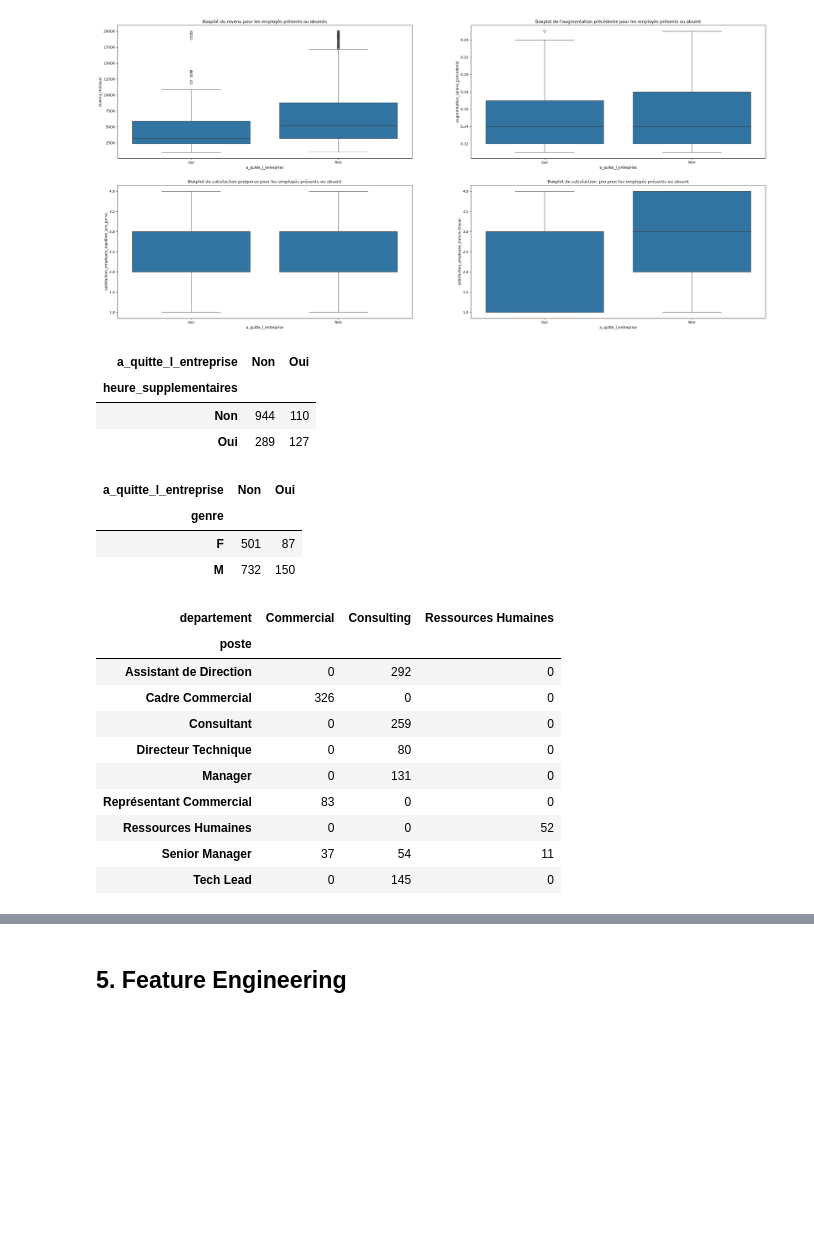
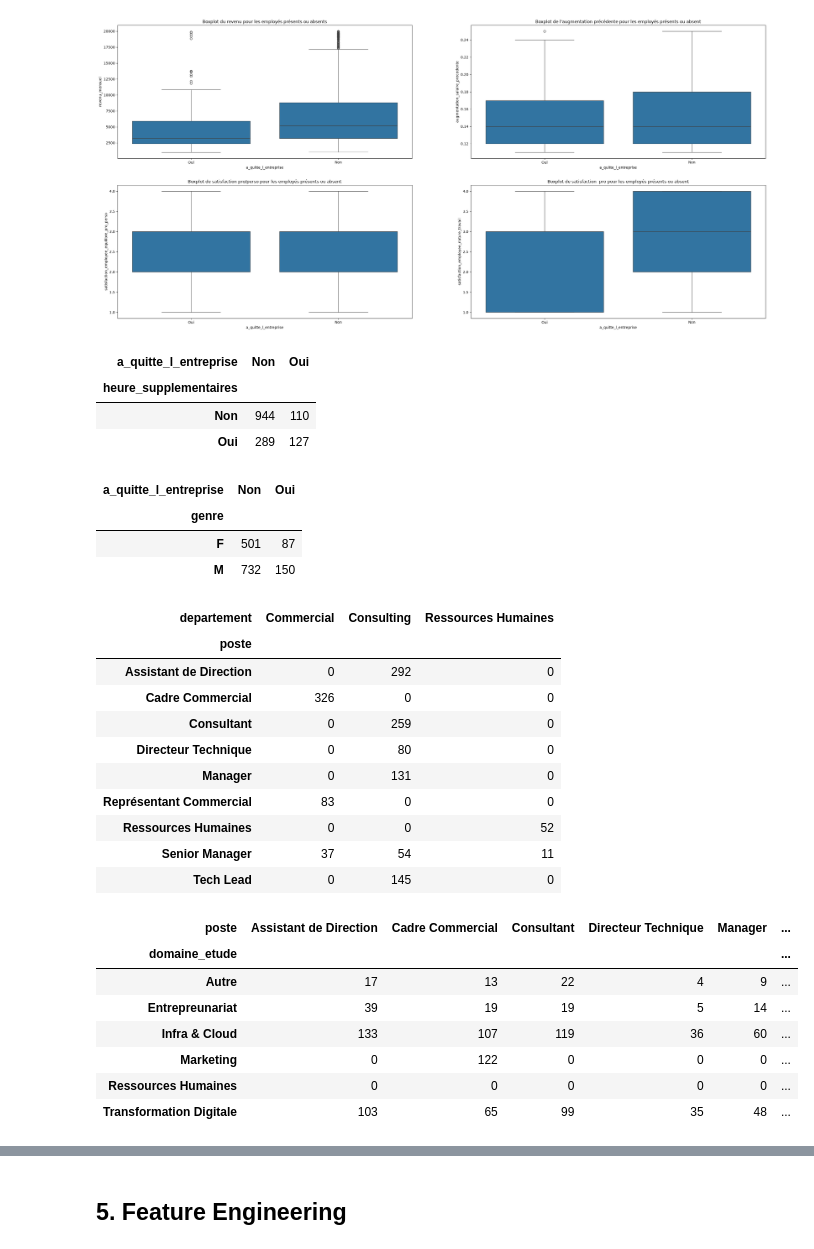
Before and after one commit to alxvnt/Projet4_AI, a Jupyter notebook: notebooks/Analyse_exploratoire.ipynb, the cells around one changed output, grey strips where cells are left out. Saved outputs shown, nothing was run; the diff lists cells and outputs as text; code cells hidden in the pictures; blank space fills up the shorter version.

```diff
--- a/notebooks/Analyse_exploratoire.ipynb
+++ b/notebooks/Analyse_exploratoire.ipynb
@@ -331,30 +325,41 @@ Text(0.5, 1.0, 'Boxplot de satisfaction  pro pour les employés présents ou abs
 # %%
 ct_heures_supplémentaires = pd.crosstab(df["heure_supplementaires"], df["a_quitte_l_entreprise"])
 display(ct_heures_supplémentaires)
 
 ct_genre = pd.crosstab(df["genre"], df["a_quitte_l_entreprise"])
 display(ct_genre)
 
 ct_departement_poste = pd.crosstab(df["poste"], df["departement"])
 display(ct_departement_poste)
+
+ct_poste_etude = pd.crosstab(df["domaine_etude"], df["poste"])
+display(ct_poste_etude)
 # %% [output]
 | a_quitte_l_entreprise | Non | Oui |
 | heure_supplementaires |  |  |
 | Non | 944 | 110 |
 | Oui | 289 | 127 |
 | a_quitte_l_entreprise | Non | Oui |
 | genre |  |  |
 | F | 501 | 87 |
 | M | 732 | 150 |
 | departement | Commercial | Consulting | Ressources Humaines |
 | poste |  |  |  |
 | Assistant de Direction | 0 | 292 | 0 |
 | Cadre Commercial | 326 | 0 | 0 |
 | Consultant | 0 | 259 | 0 |
 | Directeur Technique | 0 | 80 | 0 |
 | Manager | 0 | 131 | 0 |
 | Représentant Commercial | 83 | 0 | 0 |
 | Ressources Humaines | 0 | 0 | 52 |
 | Senior Manager | 37 | 54 | 11 |
 | Tech Lead | 0 | 145 | 0 |
+| poste | Assistant de Direction | Cadre Commercial | Consultant | Directeur Technique | Manager | ... |
+| domaine_etude |  |  |  |  |  | ... |
+| Autre | 17 | 13 | 22 | 4 | 9 | ... |
+| Entrepreunariat | 39 | 19 | 19 | 5 | 14 | ... |
+| Infra & Cloud | 133 | 107 | 119 | 36 | 60 | ... |
+| Marketing | 0 | 122 | 0 | 0 | 0 | ... |
+| Ressources Humaines | 0 | 0 | 0 | 0 | 0 | ... |
+| Transformation Digitale | 103 | 65 | 99 | 35 | 48 | ... |
 # %%
```
Also changed, not shown: parts of 13 cells of this notebook.
